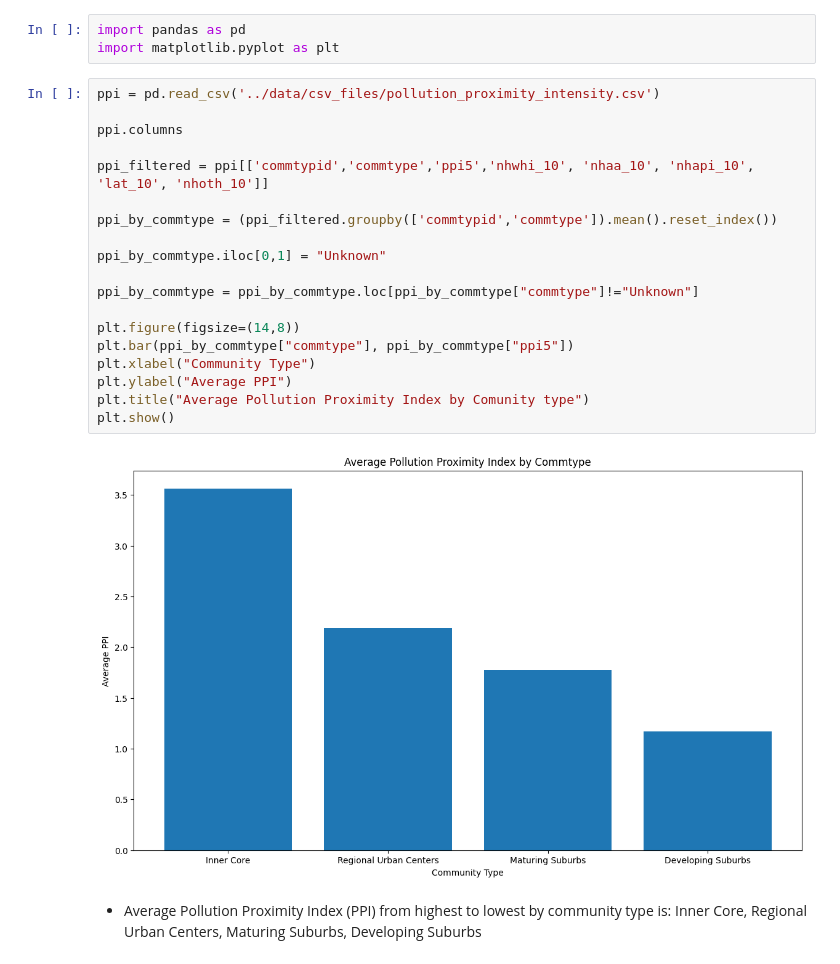
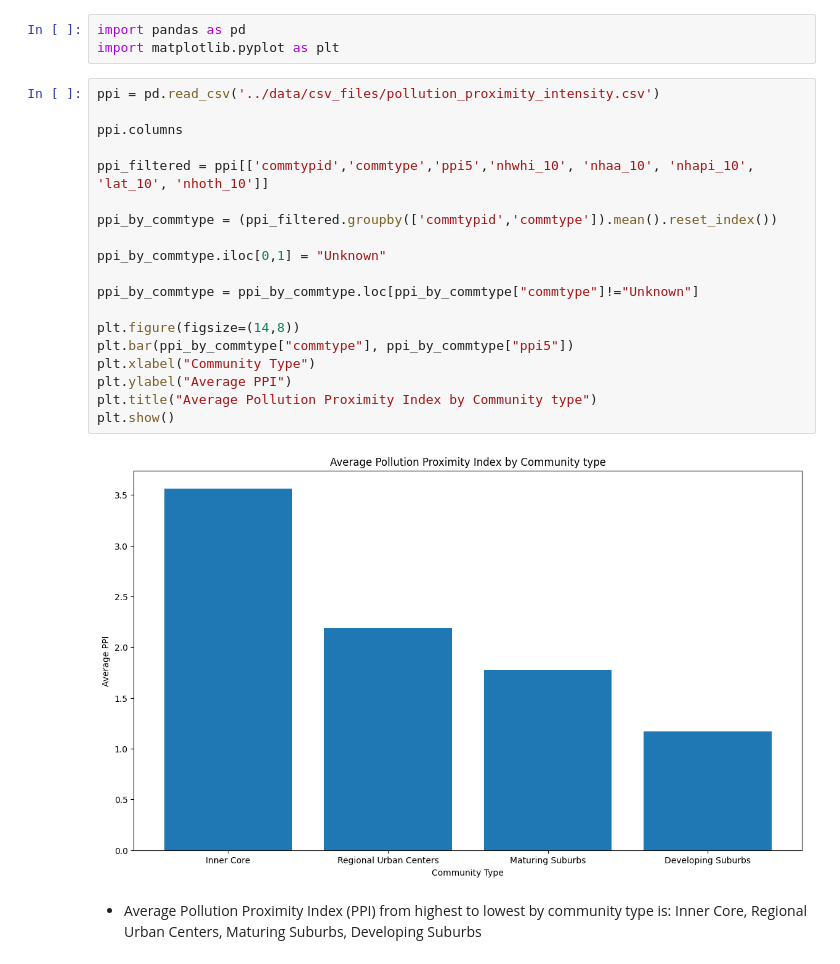
Before and after one commit to BU-Spark/ds-boston-transit-air-quality, a Jupyter notebook: fa23-team-a/code/ppi.ipynb, the cells around one changed output. Cells and saved outputs as stored; diff of their text form.

```diff
--- a/fa23-team-a/code/ppi.ipynb
+++ b/fa23-team-a/code/ppi.ipynb
@@ -6,23 +6,23 @@ import matplotlib.pyplot as plt
 # %%
 ppi = pd.read_csv('../data/csv_files/pollution_proximity_intensity.csv')
 
 ppi.columns
 
 ppi_filtered = ppi[['commtypid','commtype','ppi5','nhwhi_10', 'nhaa_10', 'nhapi_10', 'lat_10', 'nhoth_10']]
 
 ppi_by_commtype = (ppi_filtered.groupby(['commtypid','commtype']).mean().reset_index())
 
 ppi_by_commtype.iloc[0,1] = "Unknown"
 
 ppi_by_commtype = ppi_by_commtype.loc[ppi_by_commtype["commtype"]!="Unknown"]
 
 plt.figure(figsize=(14,8))
 plt.bar(ppi_by_commtype["commtype"], ppi_by_commtype["ppi5"])
 plt.xlabel("Community Type")
 plt.ylabel("Average PPI")
-plt.title("Average Pollution Proximity Index by Comunity type")
+plt.title("Average Pollution Proximity Index by Community type")
 plt.show()
 # %% [output]
-[figure, old version]
+[figure, new version]
 # %% [markdown]
 - Average Pollution Proximity Index (PPI) from highest to lowest by community type is: Inner Core, Regional Urban Centers, Maturing Suburbs, Developing Suburbs
```
Also changed, not shown: parts of 1 cell of this notebook.
